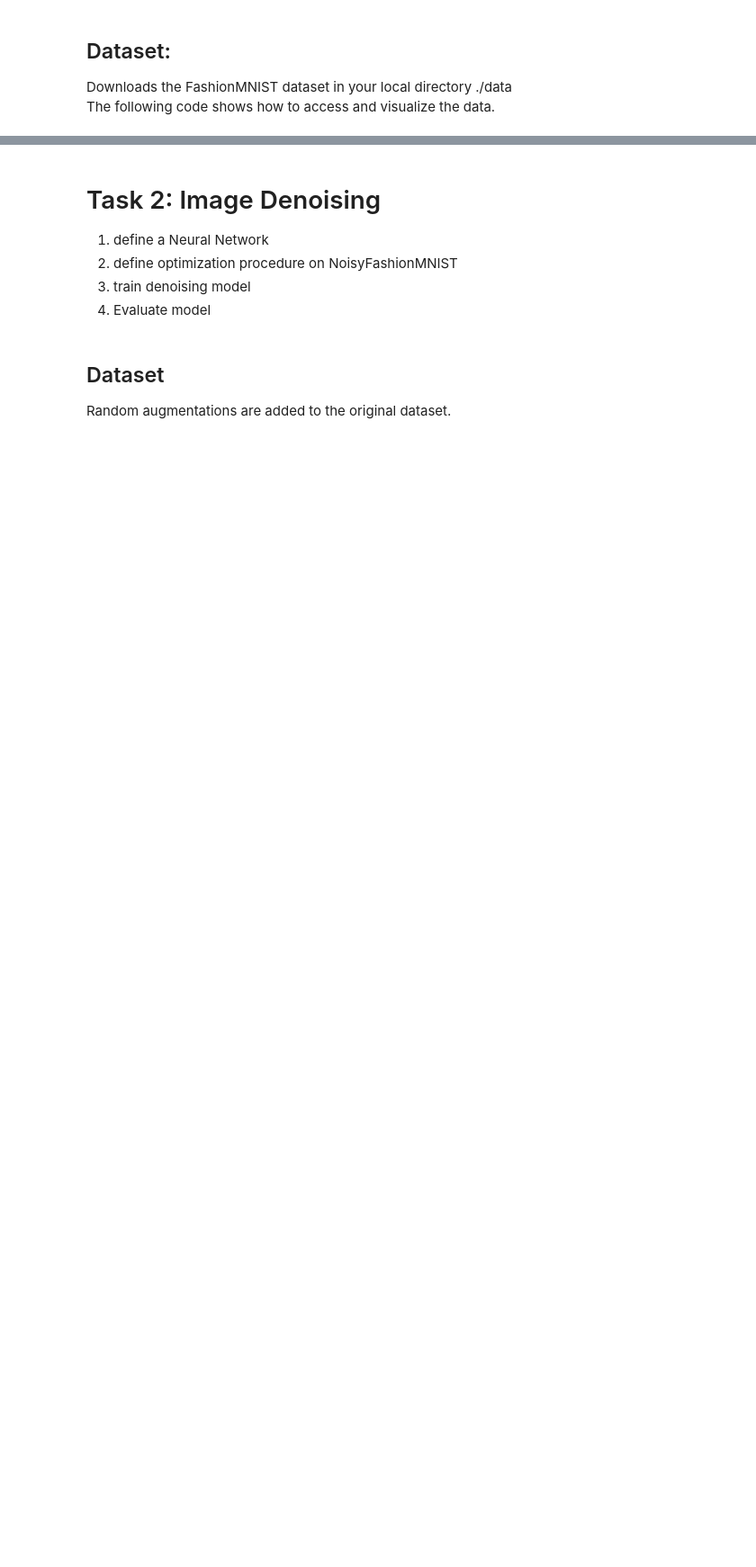
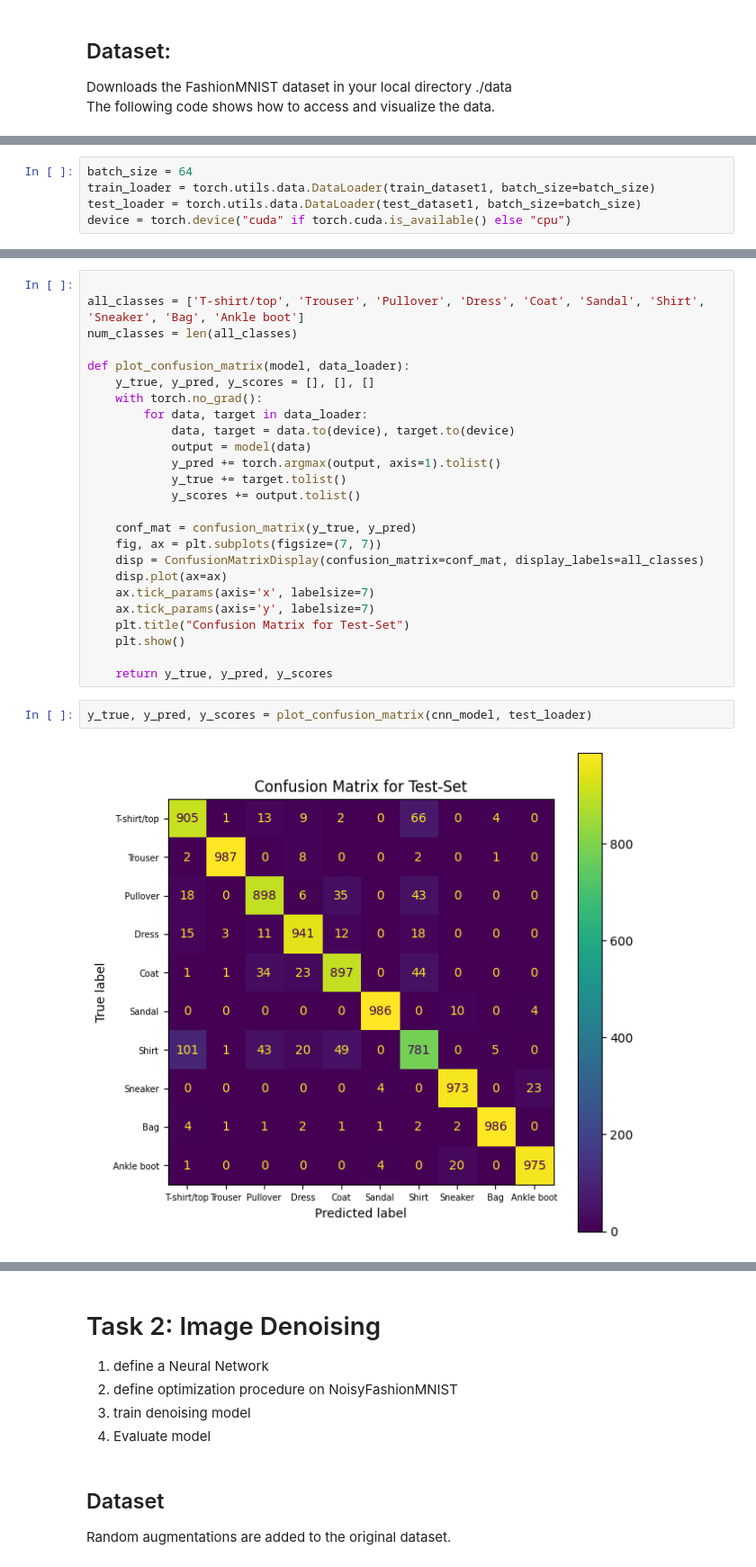
Before and after one commit to Mo20DE/AIA, a Jupyter notebook: Exercise 4/Exercise4.ipynb, the cells around one changed output, grey strips where cells are left out. Shown at 90% size. Cells and saved outputs as stored; diff of their text form; blank space fills up the shorter version.

```diff
--- a/Exercise 4/Exercise4.ipynb
+++ b/Exercise 4/Exercise4.ipynb
@@ -142,0 +164,5 @@ KeyboardInterrupt:
+# %%
+batch_size = 64
+train_loader = torch.utils.data.DataLoader(train_dataset1, batch_size=batch_size)
+test_loader = torch.utils.data.DataLoader(test_dataset1, batch_size=batch_size)
+device = torch.device("cuda" if torch.cuda.is_available() else "cpu")
@@ -142,0 +194,29 @@ KeyboardInterrupt:
+# %%
+
+all_classes = ['T-shirt/top', 'Trouser', 'Pullover', 'Dress', 'Coat', 'Sandal', 'Shirt', 'Sneaker', 'Bag', 'Ankle boot']
+num_classes = len(all_classes)
+
+def plot_confusion_matrix(model, data_loader):
+    y_true, y_pred, y_scores = [], [], []
+    with torch.no_grad():
+        for data, target in data_loader:
+            data, target = data.to(device), target.to(device)
+            output = model(data)
+            y_pred += torch.argmax(output, axis=1).tolist()
+            y_true += target.tolist()
+            y_scores += output.tolist()
+
+    conf_mat = confusion_matrix(y_true, y_pred)
+    fig, ax = plt.subplots(figsize=(7, 7))
+    disp = ConfusionMatrixDisplay(confusion_matrix=conf_mat, display_labels=all_classes)
+    disp.plot(ax=ax)
+    ax.tick_params(axis='x', labelsize=7)
+    ax.tick_params(axis='y', labelsize=7)
+    plt.title("Confusion Matrix for Test-Set")
+    plt.show()
+
+    return y_true, y_pred, y_scores
+# %%
+y_true, y_pred, y_scores = plot_confusion_matrix(cnn_model, test_loader)
+# %% [output]
+[figure, added]
```
Also changed, not shown: parts of 61 cells of this notebook.
